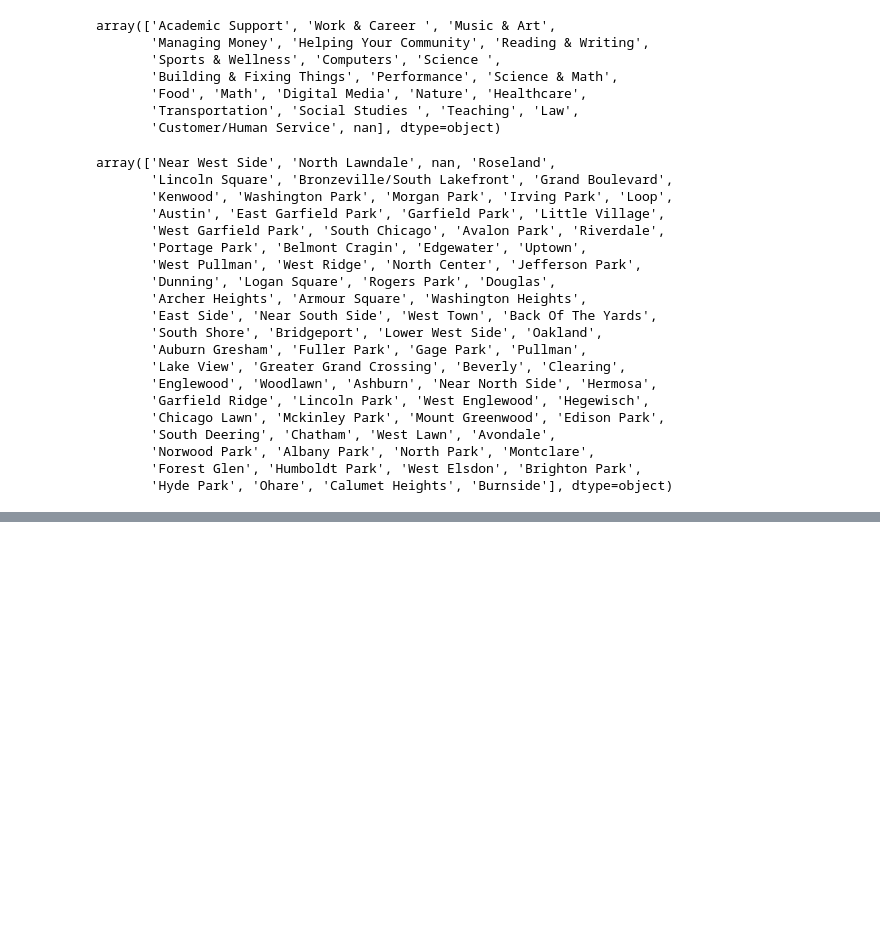
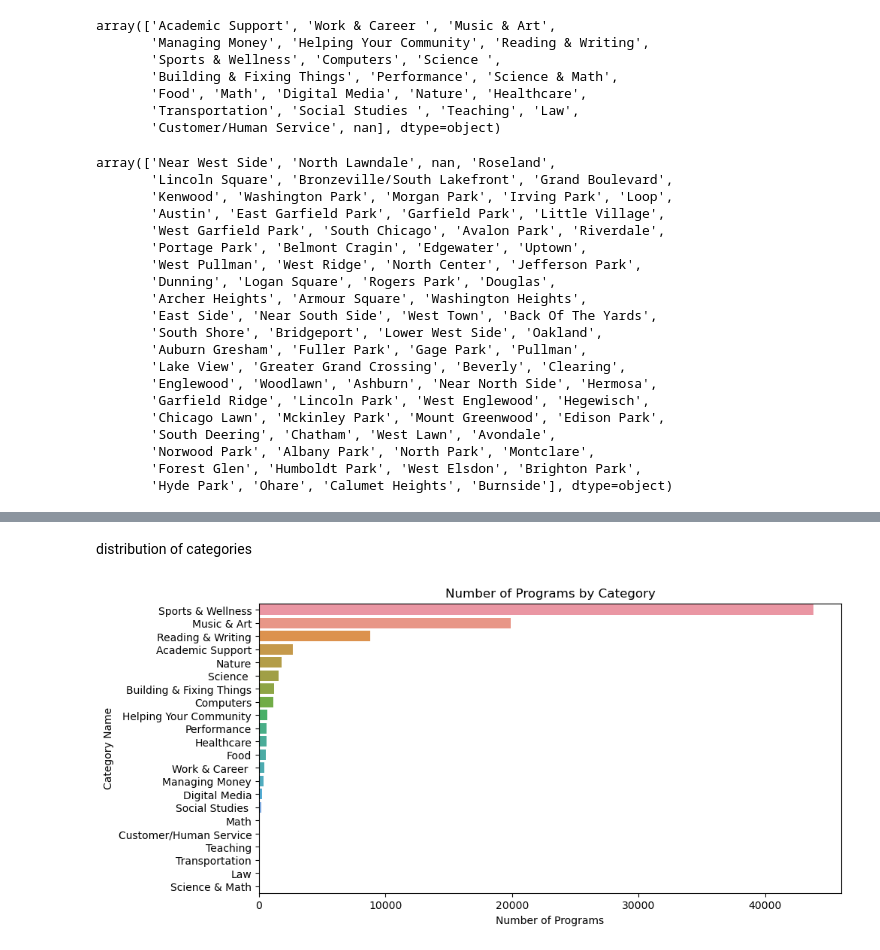
Before and after one commit to mholleranm/STAT390, a Jupyter notebook: mcmf-data-cleaning.ipynb, the cells around one changed output, grey strips where cells are left out. Cells and saved outputs as stored; diff of their text form; code cells hidden in the pictures; blank space fills up the shorter version.

Commit message:
updated data viz

```diff
--- a/mcmf-data-cleaning.ipynb
+++ b/mcmf-data-cleaning.ipynb
@@ -122,2 +122,14 @@ print(df.shape)
 # %%
 df.to_csv('mcmf_cleaned.csv', index = False)
+# %% [markdown]
+distribution of categories
+# %%
+# bar chart for categories
+plt.figure(figsize = (10, 5))
+sns.countplot(y = 'Category Name', data = df, order = df['Category Name'].value_counts().index)
+plt.title('Number of Programs by Category')
+plt.xlabel('Number of Programs')
+plt.ylabel('Category Name')
+plt.show()
+# %% [output]
+[figure, added]
```
Also changed, not shown: parts of 1 cell of this notebook, 1 other file.
